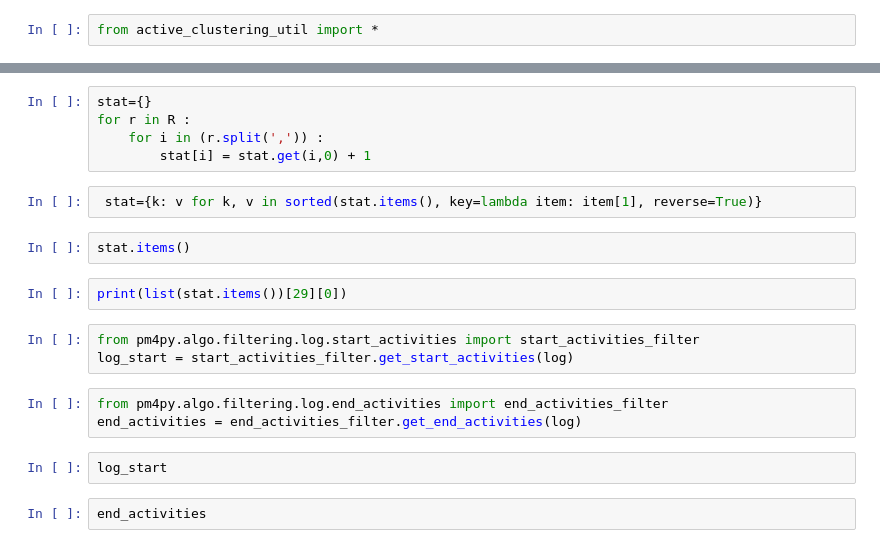
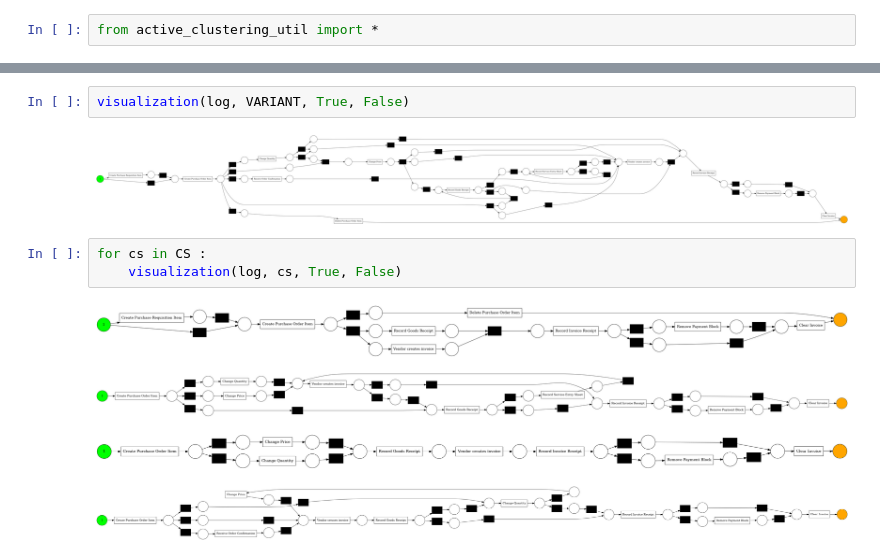
Before and after one commit to bbk0529/seminar_ML_application, a Jupyter notebook: Seminar.ipynb, the cells around one changed output, grey strips where cells are left out. Cells and saved outputs as stored; diff of their text form.

```diff
--- a/Seminar.ipynb
+++ b/Seminar.ipynb
@@ -118,21 +114,12 @@ C is not empty set, so w in W to be selected with min_dist
-# %%
-stat={}
-for r in R :
-    for i in (r.split(',')) :
-        stat[i] = stat.get(i,0) + 1
-# %%
- stat={k: v for k, v in sorted(stat.items(), key=lambda item: item[1], reverse=True)}
-# %%
-stat.items()
-# %%
-print(list(stat.items())[29][0])
-# %%
-from pm4py.algo.filtering.log.start_activities import start_activities_filter
-log_start = start_activities_filter.get_start_activities(log)
-# %%
-from pm4py.algo.filtering.log.end_activities import end_activities_filter
-end_activities = end_activities_filter.get_end_activities(log)
-# %%
-log_start
-# %%
-end_activities
+# %%
+visualization(log, VARIANT, True, False)
+# %% [output]
+[figure, added]
+# %%
+for cs in CS :
+    visualization(log, cs, True, False)
+# %% [output]
+[figure, added]
+[figure, added]
+[figure, added]
+[figure, added]
```
Also changed, not shown: parts of 6 cells of this notebook, 2 other files.
